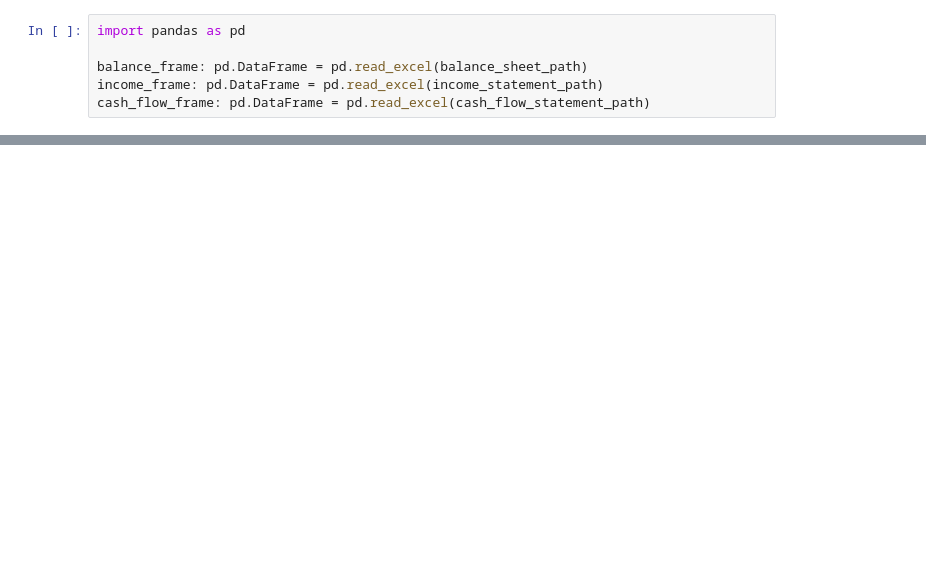
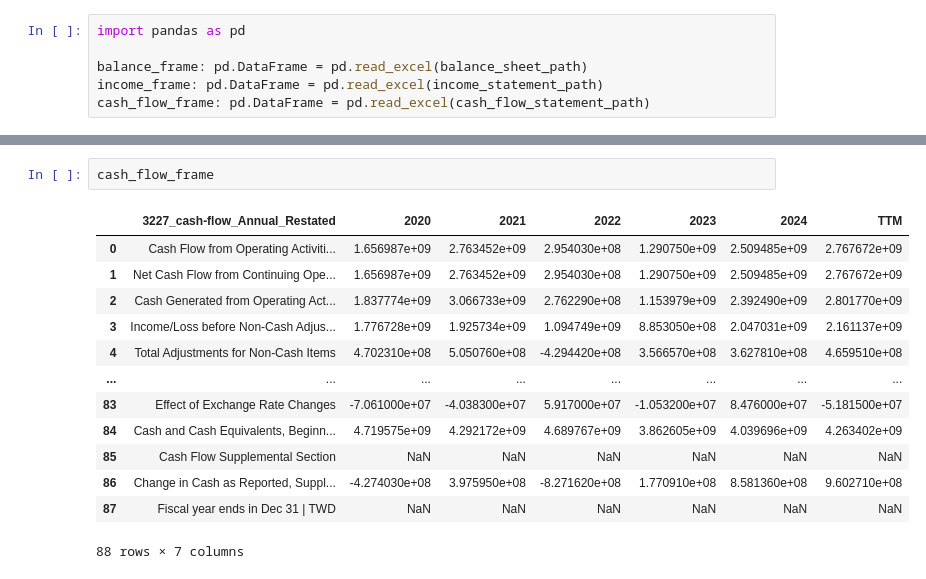
Before and after one commit to fbcharles747/company_evaluation, a Jupyter notebook: GPTfile_processing.ipynb, the cells around one changed output, grey strips where cells are left out. Cells and saved outputs as stored; diff of their text form; blank space fills up the shorter version.

```diff
--- a/GPTfile_processing.ipynb
+++ b/GPTfile_processing.ipynb
@@ -35,3 +71,19 @@ cash_flow_frame: pd.DataFrame = pd.read_excel(cash_flow_statement_path)
+# %%
+cash_flow_frame
+# %% [output]
+|  | 3227_cash-flow_Annual_Restated | 2020 | 2021 | 2022 | 2023 | 2024 | TTM |
+| 0 | Cash Flow from Operating Activiti... | 1.656987e+09 | 2.763452e+09 | 2.954030e+08 | 1.290750e+09 | 2.509485e+09 | 2.767672e+09 |
+| 1 | Net Cash Flow from Continuing Ope... | 1.656987e+09 | 2.763452e+09 | 2.954030e+08 | 1.290750e+09 | 2.509485e+09 | 2.767672e+09 |
+| 2 | Cash Generated from Operating Act... | 1.837774e+09 | 3.066733e+09 | 2.762290e+08 | 1.153979e+09 | 2.392490e+09 | 2.801770e+09 |
+| 3 | Income/Loss before Non-Cash Adjus... | 1.776728e+09 | 1.925734e+09 | 1.094749e+09 | 8.853050e+08 | 2.047031e+09 | 2.161137e+09 |
+| 4 | Total Adjustments for Non-Cash Items | 4.702310e+08 | 5.050760e+08 | -4.294420e+08 | 3.566570e+08 | 3.627810e+08 | 4.659510e+08 |
+| ... | ... | ... | ... | ... | ... | ... | ... |
+| 83 | Effect of Exchange Rate Changes | -7.061000e+07 | -4.038300e+07 | 5.917000e+07 | -1.053200e+07 | 8.476000e+07 | -5.181500e+07 |
+| 84 | Cash and Cash Equivalents, Beginn... | 4.719575e+09 | 4.292172e+09 | 4.689767e+09 | 3.862605e+09 | 4.039696e+09 | 4.263402e+09 |
+| 85 | Cash Flow Supplemental Section | NaN | NaN | NaN | NaN | NaN | NaN |
+| 86 | Change in Cash as Reported, Suppl... | -4.274030e+08 | 3.975950e+08 | -8.271620e+08 | 1.770910e+08 | 8.581360e+08 | 9.602710e+08 |
+| 87 | Fiscal year ends in Dec 31 | TWD | NaN | NaN | NaN | NaN | NaN | NaN |
+88 rows × 7 columns
 # %%
 from openai import OpenAI
 import os
```
Also changed, not shown: parts of 4 cells of this notebook, 1 other file.
